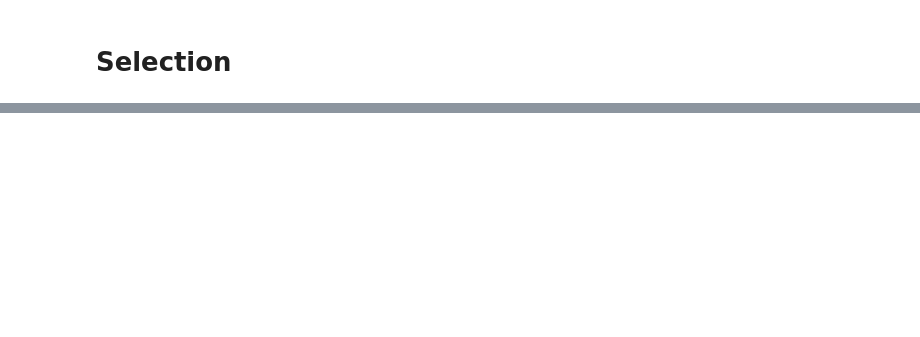
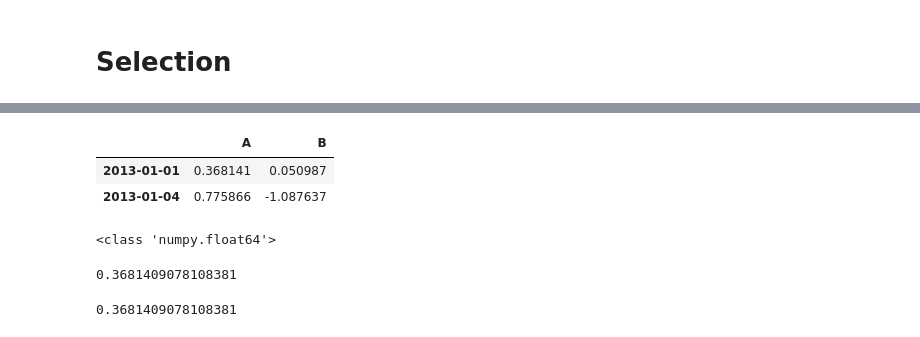
Before and after one commit to Abdullahaml1/learn-pandas, a Jupyter notebook: 01_ten_minutes_pandas.ipynb, the cells around one changed output, grey strips where cells are left out. Cells and saved outputs as stored; diff of their text form; code cells hidden in the pictures; blank space fills up the shorter version.

```diff
--- a/01_ten_minutes_pandas.ipynb
+++ b/01_ten_minutes_pandas.ipynb
@@ -232,0 +238,20 @@ df.loc['20130101': '20130103',['A', 'B']] # input is (index, columns list)
+# %%
+#selecting specifc set of raws
+df.loc[['20130101', '20130104'],['A', 'B']] # input is (index, columns list)
+# %% [output]
+|  | A | B |
+| 2013-01-01 | 0.368141 | 0.050987 |
+| 2013-01-04 | 0.775866 | -1.087637 |
+# %%
+# getting a cell
+val = df.loc['20130101', 'A']
+print(type(val))
+val
+# %% [output]
+<class 'numpy.float64'>
+0.3681409078108381
+# %%
+# fast access similar to the above
+df.at['20130101', 'A']
+# %% [output]
+0.3681409078108381
```
Also changed, not shown: parts of 23 cells of this notebook.
